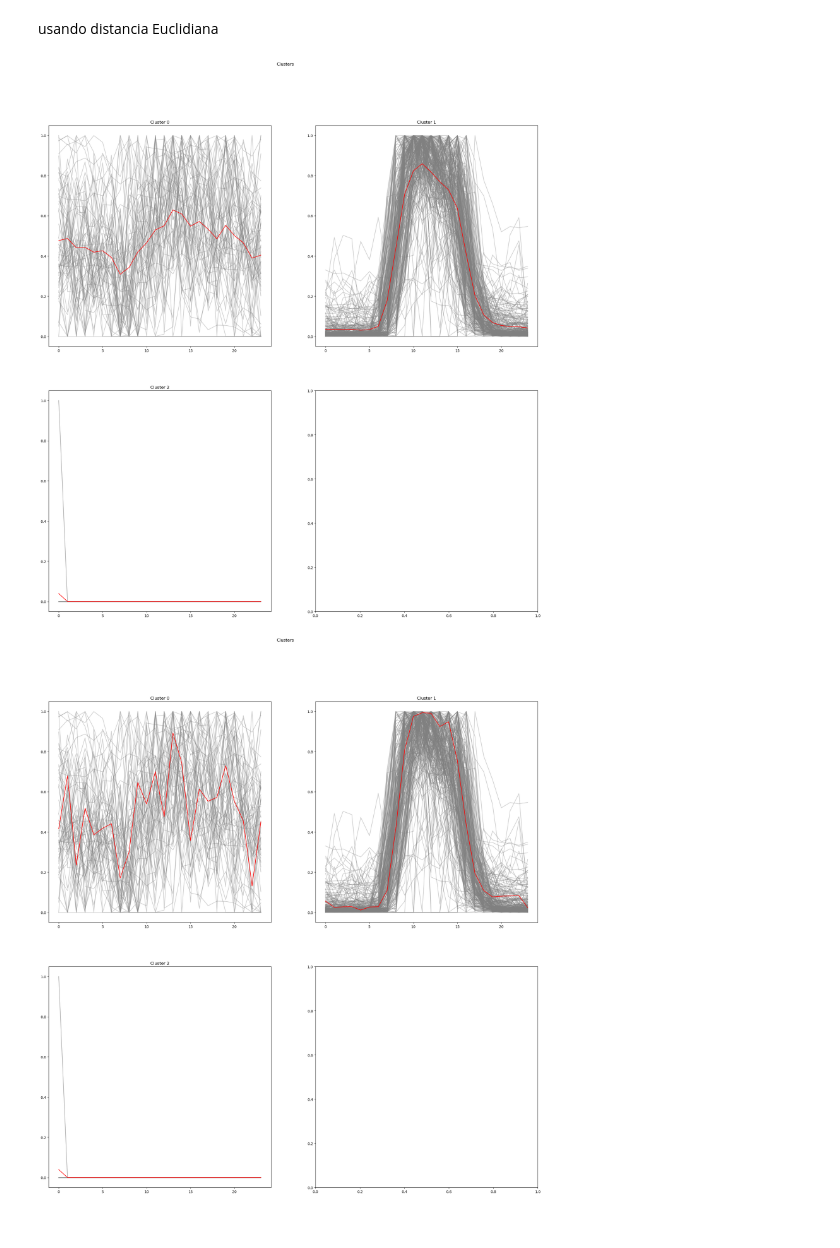
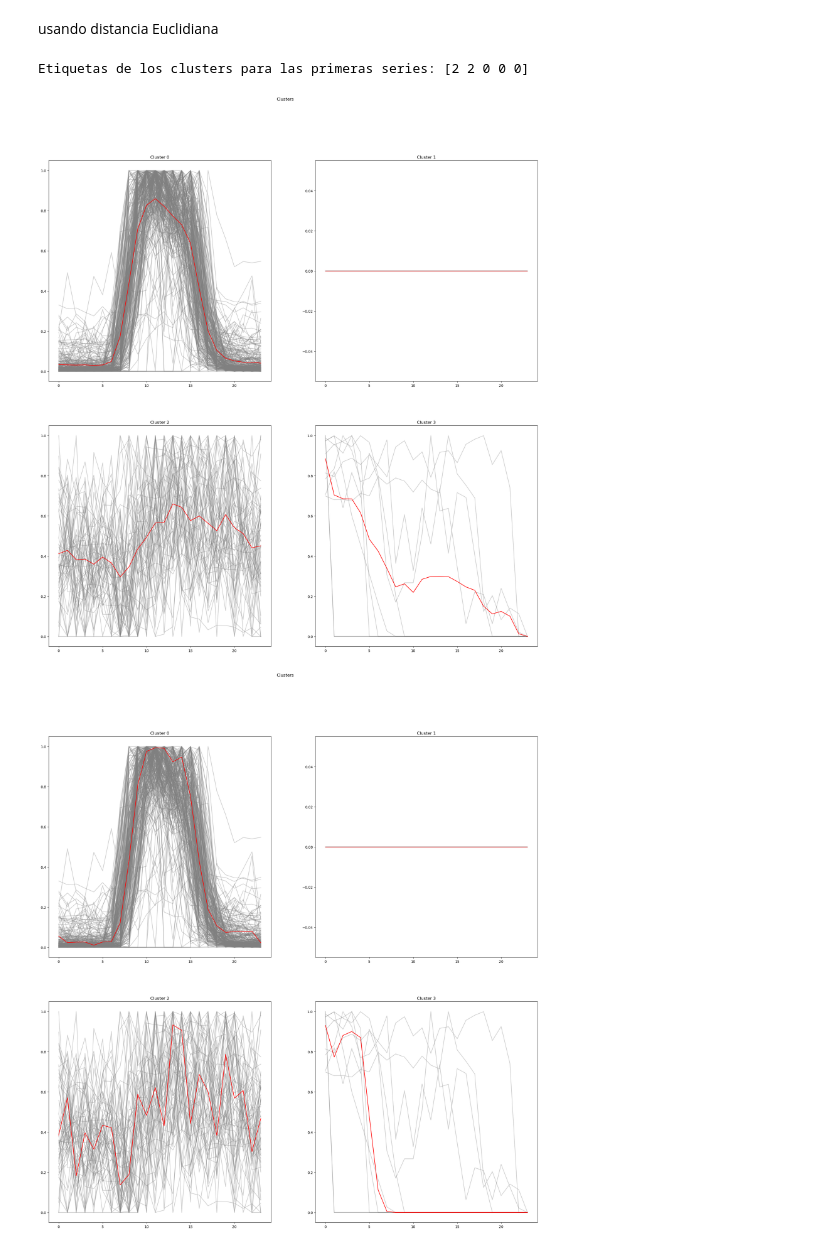
Before and after one commit to kesant/lightweight_clustered_energy_forecasts, a Jupyter notebook: notebooks/11A/4.0_kjst_distance_clustering.ipynb, the cells around one changed output. Saved outputs shown, nothing was run; the diff lists cells and outputs as text; code cells hidden in the pictures.

Commit message:
UPDATE:se actualizo la seccion de clustering basado en distancias

```diff
--- a/notebooks/11A/4.0_kjst_distance_clustering.ipynb
+++ b/notebooks/11A/4.0_kjst_distance_clustering.ipynb
@@ -108,3 +94,11 @@ for daily_df in list_of_dataframes:
+# %%
+normalized_list_of_dataframes = []
+
+for daily_df in list_of_dataframes:
+    scaler = MinMaxScaler()
+    # Normalizar cada día por separado
+    normalized_daily_df = scaler.fit_transform(daily_df.values.reshape(-1, 1))  # Reshape para ajustarse a la entrada del scaler
+    normalized_list_of_dataframes.append(normalized_daily_df.flatten())  # Volver a la forma 1D
 # %% [markdown]
 El resultado del proceso de normalización parece bueno.
 # %%
@@ -158,54 +169,80 @@ labels = km.fit_predict(list_of_dataframes)
+# %%
+# Aplicar el clustering con el número óptimo de clusters
+optimal_k = 4
+km = TimeSeriesKMeans(n_clusters=optimal_k, metric="dtw", verbose=False)
+
+# Ajustar el modelo y predecir las etiquetas de los clusters
+labels = km.fit_predict(normalized_list_of_dataframes)
+
+# Mostrar las primeras etiquetas de los clusters
+print("Etiquetas de los clusters para las primeras series:", labels[:5])
+# %% [output]
+Etiquetas de los clusters para las primeras series: [2 2 0 0 0]
 # %%
-# Visualización de los clusters
-plot_count = math.ceil(math.sqrt(len(set(labels))))  # Dinámico dependiendo de la cantidad de clusters
+# Número de subgráficas
+plot_count = math.ceil(math.sqrt(optimal_k))
 
+# Crear una figura para los gráficos
 fig, axs = plt.subplots(plot_count, plot_count, figsize=(25, 25))
 fig.suptitle('Clusters')
 
 row_i = 0
 column_j = 0
-# Graficar las series por cluster
+
+# Para cada etiqueta de cluster, trazamos las series de tiempo y su promedio
 for label in set(labels):
     cluster = []
     for i in range(len(labels)):
         if labels[i] == label:
-            axs[row_i, column_j].plot(list_of_dataframes[i], c="gray", alpha=0.4)  # Series individuales
-            cluster.append(list_of_dataframes[i])
+            axs[row_i, column_j].plot(normalized_list_of_dataframes[i], c="gray", alpha=0.4)
+            cluster.append(normalized_list_of_dataframes[i])
+
+    # Si el cluster tiene series, trazamos su promedio
     if len(cluster) > 0:
-        axs[row_i, column_j].plot(np.average(np.vstack(cluster), axis=0), c="red")  # Media del cluster
+        axs[row_i, column_j].plot(np.average(np.vstack(cluster), axis=0), c="red")
+
     axs[row_i, column_j].set_title(f"Cluster {label}")
     column_j += 1
     if column_j % plot_count == 0:
         row_i += 1
         column_j = 0
 
+# Mostrar el gráfico
 plt.show()
 # %% [output]
-[figure, old version]
+[figure, new version]
 # %%
 from tslearn.barycenters import dtw_barycenter_averaging
-# Visualización de los clusters con el barycentro de DTW
-plot_count = math.ceil(math.sqrt(len(set(labels))))  # Dinámico dependiendo de la cantidad de clusters
 
+# Número de subgráficas
+plot_count = math.ceil(math.sqrt(optimal_k))
+
+# Crear una figura para los gráficos
 fig, axs = plt.subplots(plot_count, plot_count, figsize=(25, 25))
 fig.suptitle('Clusters')
 
 row_i = 0
 column_j = 0
+
+# Para cada etiqueta de cluster, trazamos las series de tiempo y su promedio
 for label in set(labels):
     cluster = []
     for i in range(len(labels)):
         if labels[i] == label:
-            axs[row_i, column_j].plot(list_of_dataframes[i], c="gray", alpha=0.4)  # Series individuales
-            cluster.append(list_of_dataframes[i])
+            axs[row_i, column_j].plot(normalized_list_of_dataframes[i], c="gray", alpha=0.4)
+            cluster.append(normalized_list_of_dataframes[i])
+
+    # Si el cluster tiene series, trazamos su promedio
     if len(cluster) > 0:
-        axs[row_i, column_j].plot(dtw_barycenter_averaging(np.vstack(cluster)), c="red")  # Barycentro de DTW
+        axs[row_i, column_j].plot(dtw_barycenter_averaging(np.vstack(cluster)), c="red")
+
     axs[row_i, column_j].set_title(f"Cluster {label}")
     column_j += 1
     if column_j % plot_count == 0:
         row_i += 1
         column_j = 0
 
+# Mostrar el gráfico
 plt.show()
 # %% [output]
-[figure, old version]
+[figure, new version]
```
Also changed, not shown: parts of 14 cells of this notebook.
